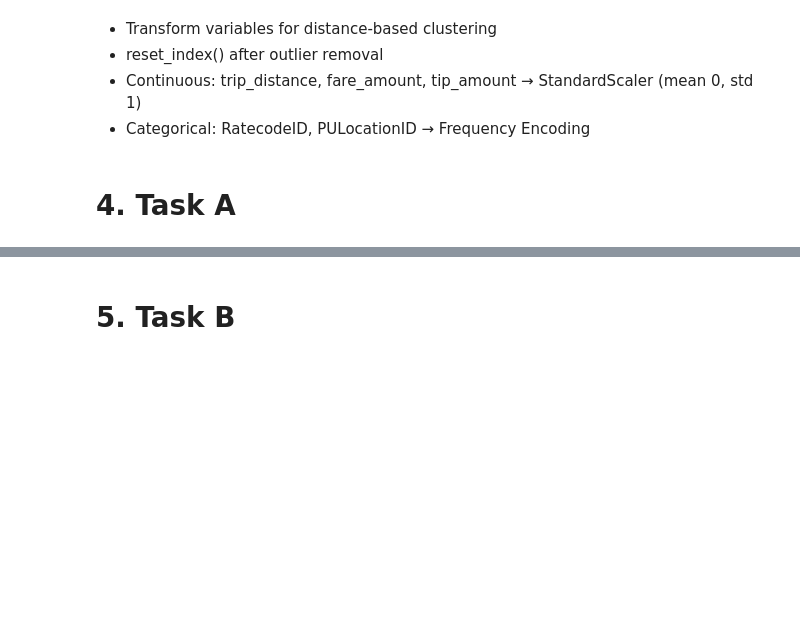
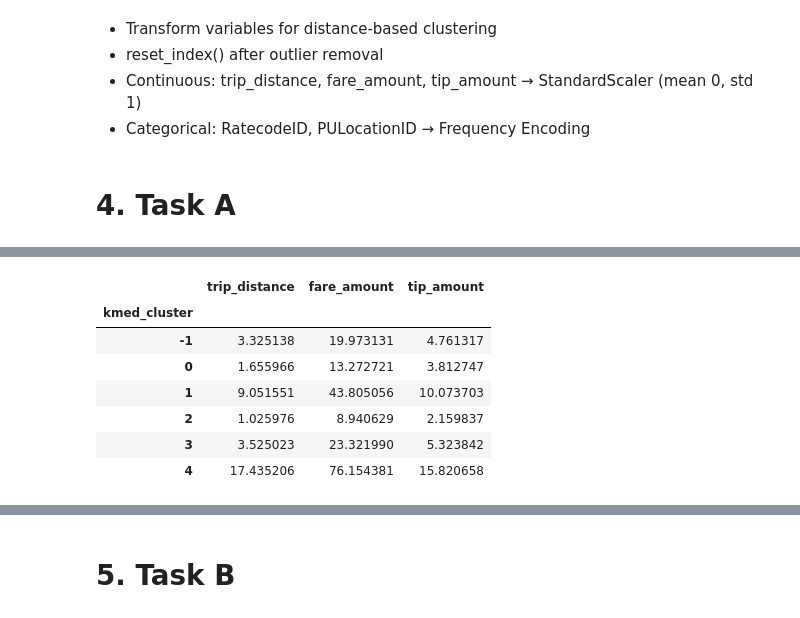
Before and after one commit to aprilgozib/machine_learning, a Jupyter notebook: notebooks/clustering_taxi.ipynb, the cells around one changed output, grey strips where cells are left out. Cells and saved outputs as stored; diff of their text form; code cells hidden in the pictures; blank space fills up the shorter version.

Commit message:
euclidean and manhattan cluster

```diff
--- a/notebooks/clustering_taxi.ipynb
+++ b/notebooks/clustering_taxi.ipynb
@@ -227,0 +243,21 @@ df['km_cluster'] = km_labels
+# %%
+from sklearn_extra.cluster import KMedoids
+
+sample = clust.sample(n = 20000, random_state = 42)
+
+kmed = KMedoids(n_clusters = best_k, metric = 'manhattan', random_state = 42)
+kmed_labels = kmed.fit_predict(sample)
+
+df['kmed_cluster'] = -1
+
+df.loc[sample.index, 'kmed_cluster'] = kmed_labels
+df.groupby('kmed_cluster')[['trip_distance', 'fare_amount', 'tip_amount']].mean()
+# %% [output]
+|  | trip_distance | fare_amount | tip_amount |
+| kmed_cluster |  |  |  |
+| -1 | 3.325138 | 19.973131 | 4.761317 |
+| 0 | 1.655966 | 13.272721 | 3.812747 |
+| 1 | 9.051551 | 43.805056 | 10.073703 |
+| 2 | 1.025976 | 8.940629 | 2.159837 |
+| 3 | 3.525023 | 23.321990 | 5.323842 |
+| 4 | 17.435206 | 76.154381 | 15.820658 |
```
Also changed, not shown: parts of 5 cells of this notebook.
